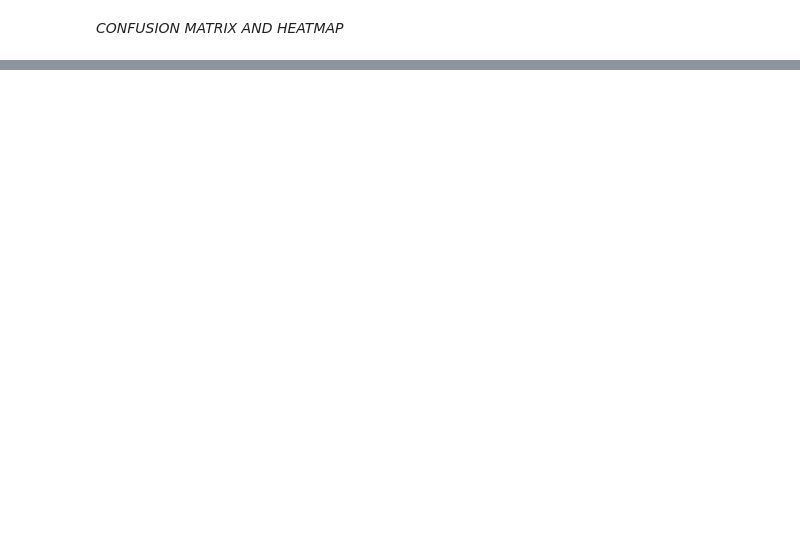
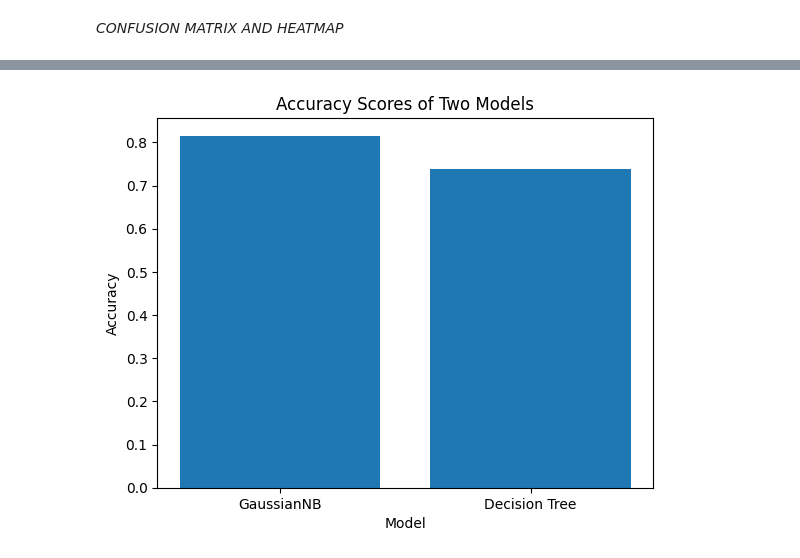
Before and after one commit to sikunaniket1234/studentplacementprediction, a Jupyter notebook: Student_Placement_Prediction_Using_Machine_Learning.ipynb, the cells around one changed output, grey strips where cells are left out. Saved outputs shown, nothing was run; the diff lists cells and outputs as text; code cells hidden in the pictures; blank space fills up the shorter version.

```diff
--- a/Student_Placement_Prediction_Using_Machine_Learning.ipynb
+++ b/Student_Placement_Prediction_Using_Machine_Learning.ipynb
@@ -536,0 +579,22 @@ weighted avg       0.88      0.88      0.88        65
+# %%
+import matplotlib.pyplot as plt
+
+# Calculate accuracy scores
+gaussian_accuracy = gaussian.score(X_test, Y_test)
+decision_tree_accuracy = decision_tree.score(X_test, Y_test)
+
+# Create a bar plot
+fig, ax = plt.subplots()
+models = ['GaussianNB', 'Decision Tree']
+accuracy_scores = [gaussian_accuracy, decision_tree_accuracy]
+ax.bar(models, accuracy_scores)
+
+# Set chart title and axis labels
+ax.set_title('Accuracy Scores of Two Models')
+ax.set_xlabel('Model')
+ax.set_ylabel('Accuracy')
+
+# Show the plot
+plt.show()
+# %% [output]
+[figure, added]
```
Also changed, not shown: parts of 15 cells of this notebook.
